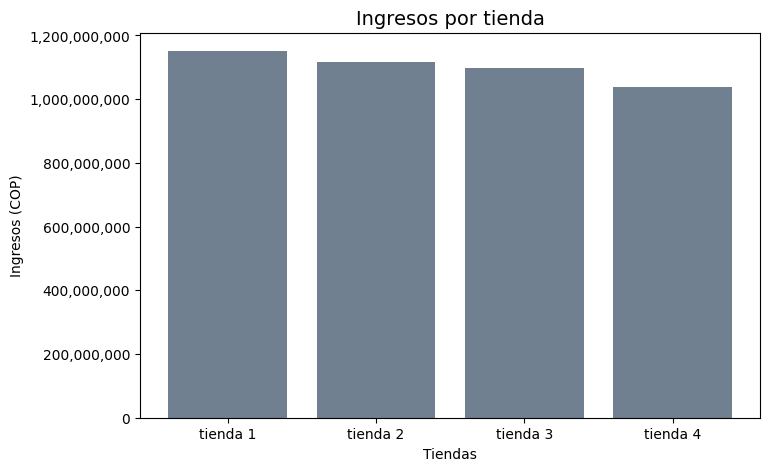
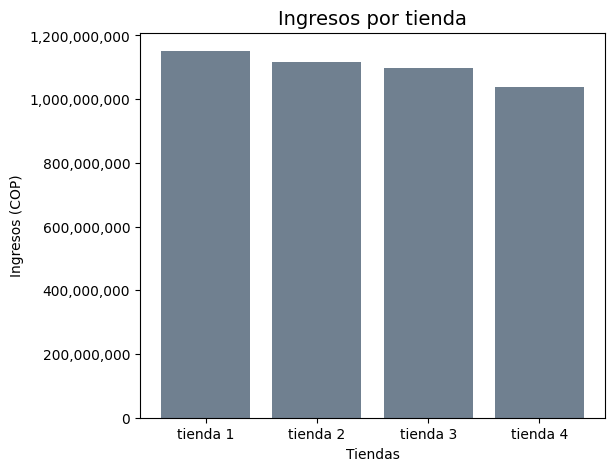
The notebook cell's code change between the first figure and the second:
--- before
+++ after
@@ -13,5 +13,5 @@
 nombres_tiendas = list(total_ganancia_por_tienda.keys())
 ingresos_tiendas = list(total_ganancia_por_tienda.values())
-plt.figure(figsize=(8, 5))
+plt.figure(figsize=(6, 5))
 plt.bar(nombres_tiendas,ingresos_tiendas, color="slategray")
 

Commit: Corrección de tamaño de gráficos